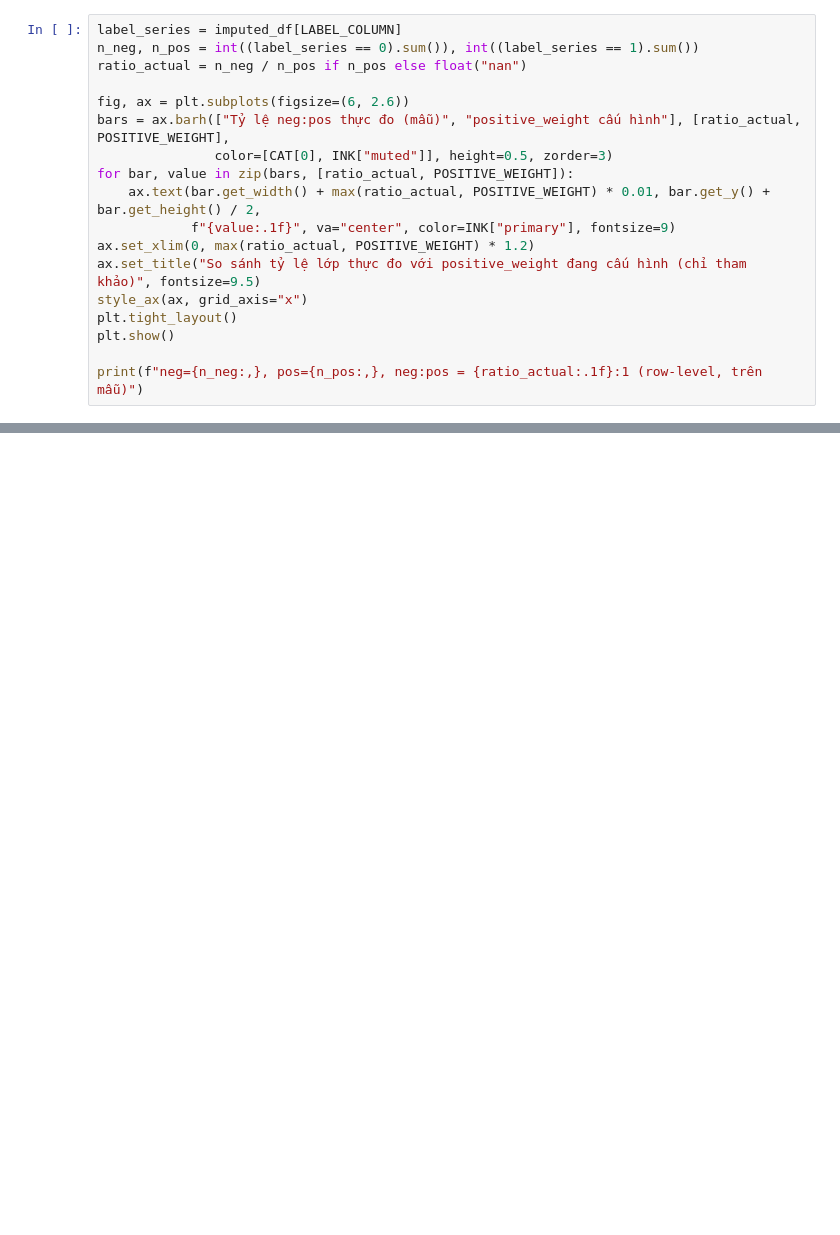
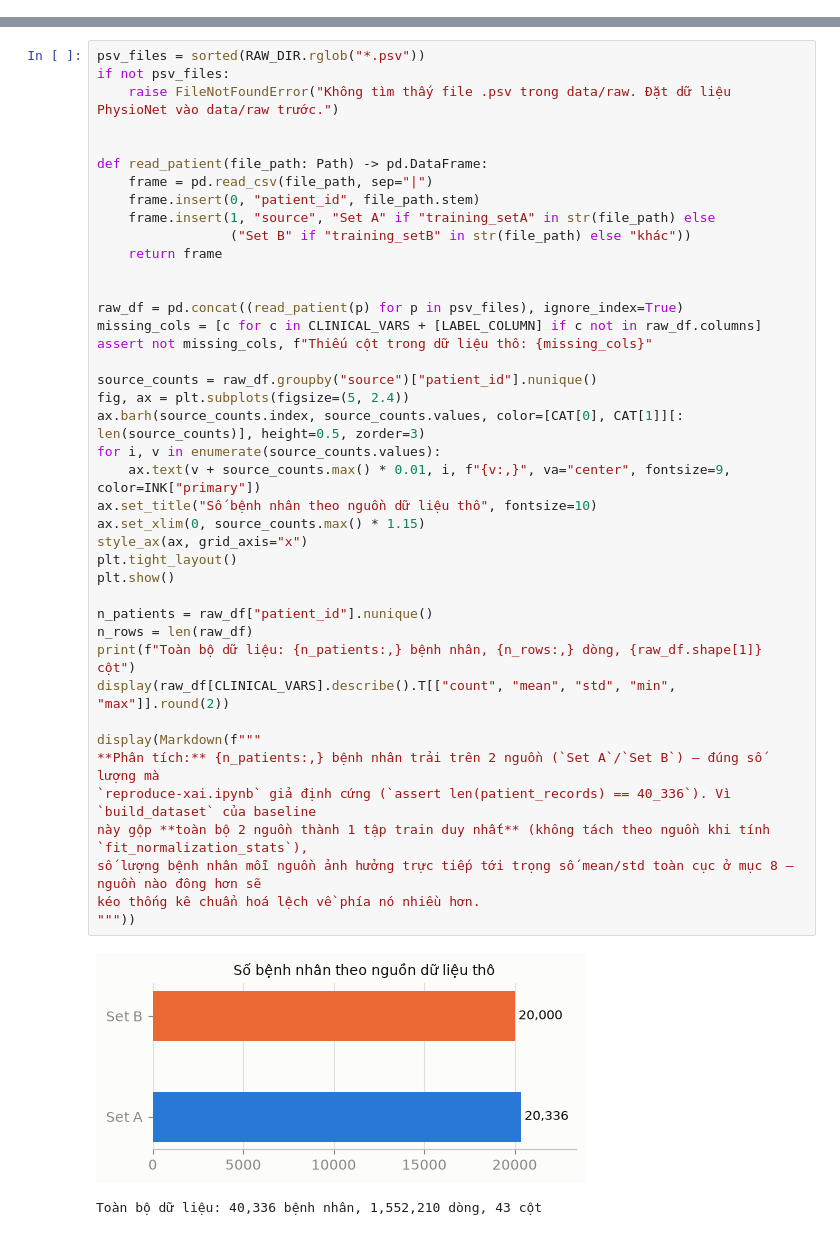
Before and after one commit to AIVIETNAM-AIO-PhamTien/Early-Sepsis-Prediction-from-ICU-Clinical-Data, a Jupyter notebook: notebooks/eda_v2_pipeline_aligned.ipynb, the cells around one changed output, grey strips where cells are left out. Cells and saved outputs as stored; diff of their text form; blank space fills up the shorter version.

Commit message:
docs: align eda_v2 notebook with Sepsyd XAI baseline preprocessing

```diff
--- a/notebooks/eda_v2_pipeline_aligned.ipynb
+++ b/notebooks/eda_v2_pipeline_aligned.ipynb
@@ -544,18 +0,0 @@ transform_patients: NaN còn lại sau chuẩn hoá = 0
-# %%
-label_series = imputed_df[LABEL_COLUMN]
-n_neg, n_pos = int((label_series == 0).sum()), int((label_series == 1).sum())
-ratio_actual = n_neg / n_pos if n_pos else float("nan")
-
-fig, ax = plt.subplots(figsize=(6, 2.6))
-bars = ax.barh(["Tỷ lệ neg:pos thực đo (mẫu)", "positive_weight cấu hình"], [ratio_actual, POSITIVE_WEIGHT],
-               color=[CAT[0], INK["muted"]], height=0.5, zorder=3)
-for bar, value in zip(bars, [ratio_actual, POSITIVE_WEIGHT]):
-    ax.text(bar.get_width() + max(ratio_actual, POSITIVE_WEIGHT) * 0.01, bar.get_y() + bar.get_height() / 2,
-            f"{value:.1f}", va="center", color=INK["primary"], fontsize=9)
-ax.set_xlim(0, max(ratio_actual, POSITIVE_WEIGHT) * 1.2)
-ax.set_title("So sánh tỷ lệ lớp thực đo với positive_weight đang cấu hình (chỉ tham khảo)", fontsize=9.5)
-style_ax(ax, grid_axis="x")
-plt.tight_layout()
-plt.show()
-
-print(f"neg={n_neg:,}, pos={n_pos:,}, neg:pos = {ratio_actual:.1f}:1 (row-level, trên mẫu)")
@@ -779,0 +107,44 @@ Không có mục nào ở trên được sửa trong preprocess (`src/pipelines/
+# %%
+psv_files = sorted(RAW_DIR.rglob("*.psv"))
+if not psv_files:
+    raise FileNotFoundError("Không tìm thấy file .psv trong data/raw. Đặt dữ liệu PhysioNet vào data/raw trước.")
+
+
+def read_patient(file_path: Path) -> pd.DataFrame:
+    frame = pd.read_csv(file_path, sep="|")
+    frame.insert(0, "patient_id", file_path.stem)
+    frame.insert(1, "source", "Set A" if "training_setA" in str(file_path) else
+                 ("Set B" if "training_setB" in str(file_path) else "khác"))
+    return frame
+
+
+raw_df = pd.concat((read_patient(p) for p in psv_files), ignore_index=True)
+missing_cols = [c for c in CLINICAL_VARS + [LABEL_COLUMN] if c not in raw_df.columns]
+assert not missing_cols, f"Thiếu cột trong dữ liệu thô: {missing_cols}"
+
+source_counts = raw_df.groupby("source")["patient_id"].nunique()
+fig, ax = plt.subplots(figsize=(5, 2.4))
+ax.barh(source_counts.index, source_counts.values, color=[CAT[0], CAT[1]][: len(source_counts)], height=0.5, zorder=3)
+for i, v in enumerate(source_counts.values):
+    ax.text(v + source_counts.max() * 0.01, i, f"{v:,}", va="center", fontsize=9, color=INK["primary"])
+ax.set_title("Số bệnh nhân theo nguồn dữ liệu thô", fontsize=10)
+ax.set_xlim(0, source_counts.max() * 1.15)
+style_ax(ax, grid_axis="x")
+plt.tight_layout()
+plt.show()
+
+n_patients = raw_df["patient_id"].nunique()
+n_rows = len(raw_df)
+print(f"Toàn bộ dữ liệu: {n_patients:,} bệnh nhân, {n_rows:,} dòng, {raw_df.shape[1]} cột")
+display(raw_df[CLINICAL_VARS].describe().T[["count", "mean", "std", "min", "max"]].round(2))
+
+display(Markdown(f"""
+**Phân tích:** {n_patients:,} bệnh nhân trải trên 2 nguồn (`Set A`/`Set B`) — đúng số lượng mà
+`reproduce-xai.ipynb` giả định cứng (`assert len(patient_records) == 40_336`). Vì `build_dataset` của baseline
+này gộp **toàn bộ 2 nguồn thành 1 tập train duy nhất** (không tách theo nguồn khi tính `fit_normalization_stats`),
+số lượng bệnh nhân mỗi nguồn ảnh hưởng trực tiếp tới trọng số mean/std toàn cục ở mục 8 — nguồn nào đông hơn sẽ
+kéo thống kê chuẩn hoá lệch về phía nó nhiều hơn.
+"""))
+# %% [output]
+[figure, added]
+Toàn bộ dữ liệu: 40,336 bệnh nhân, 1,552,210 dòng, 43 cột
```
Also changed, not shown: parts of 61 cells of this notebook, 1 other file.
